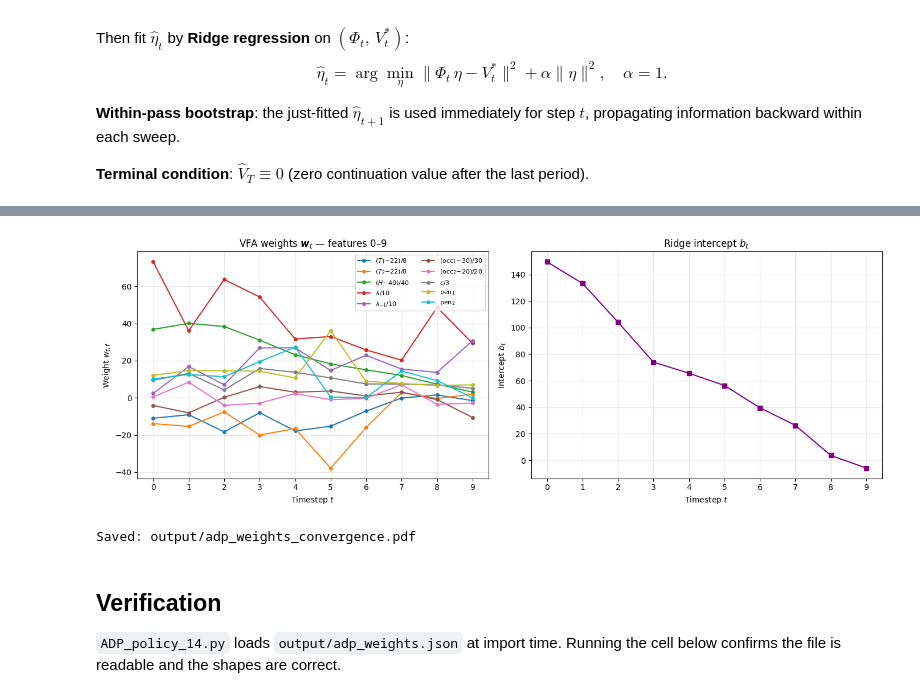
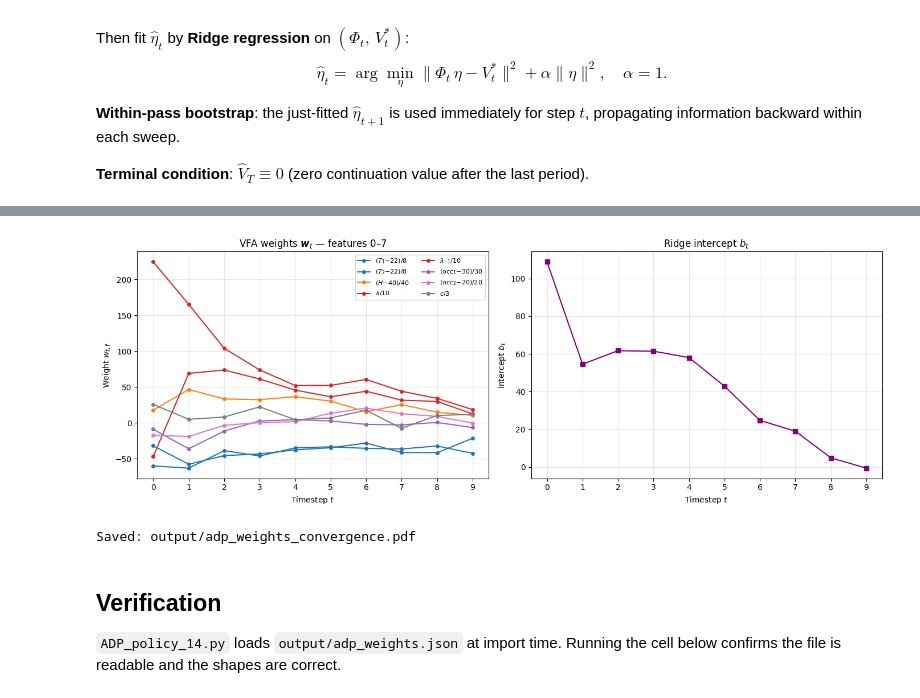
Before and after one commit to ccanoyrac/Decision-Making-under-Uncertainty, a Jupyter notebook: Part_B/ADP_policy_14.ipynb, the cells around one changed output, grey strips where cells are left out. Drawn from its saved outputs; the diff is of its cells as text; code cells hidden in the pictures.

```diff
--- a/Part_B/ADP_policy_14.ipynb
+++ b/Part_B/ADP_policy_14.ipynb
@@ -662,19 +763,20 @@ weights_dict = {
     'description': (
         f'Time-dependent linear VFA weights for t=0..{T-1}. '
         f'Produced by ADP_policy_14.ipynb (API, N_OUTER={N_OUTER}, '
-        f'N_INNER={N_INNER}, N_SAMPLES={N_SAMPLES}, BETA={BETA}, Ridge alpha=0.1). '
-        f'12 normalised features + Ridge intercept at index 12: '
+        f'N_INNER={N_INNER}, N_SAMPLES={N_SAMPLES}, BETA={BETA}, Ridge alpha=1.0). '
+        f'8 normalised features + Ridge intercept at index 8: '
         f'(T1-22)/8, (T2-22)/8, (H-40)/40, price/10, price_prev/10, '
-        f'(occ1-30)/30, (occ2-20)/20, c/3, max(0,22.0-T1)/3, max(0,22.0-T2)/3, '
-        f'(price/10)*max(0,22.0-T1)/3, (price/10)*max(0,22.0-T2)/3, intercept.'
+        f'(occ1-30)/30, (occ2-20)/20, c/3, intercept.'
     ),
     'feature_names': [
-        '(T1-22)/8', '(T2-22)/8', '(H-40)/40',
-        'price/10', 'price_prev/10',
-        '(occ1-30)/30', '(occ2-20)/20',
+        '(T1-22)/8',
+        '(T2-22)/8',
+        '(H-40)/40',
+        'price/10',
+        'price_prev/10',
+        '(occ1-30)/30',
+        '(occ2-20)/20',
         'c/3',
-        'max(0,22.0-T1)/3', 'max(0,22.0-T2)/3',
-        '(price/10)*max(0,22.0-T1)/3', '(price/10)*max(0,22.0-T2)/3',
         'intercept',
     ],
     'eta': {str(t): eta_all[t].tolist() for t in range(T)},
@@ -683,15 +785,13 @@ weights_dict = {
 with open(weights_path, 'w') as f:
     json.dump(weights_dict, f, indent=2)
 
-print(f"Weights saved → '{weights_path}'")
+print(f"Weights saved -> '{weights_path}'")
 print()
-hdr = (f"{'t':>2}  {'T1':>7}  {'T2':>7}  {'H':>7}  {'pr':>7}  {'pp':>7}"
-       f"  {'oc1':>7}  {'oc2':>7}  {'c':>7}  {'pen1':>7}  {'pen2':>7}"
-       f"  {'p*pen1':>8}  {'p*pen2':>8}  {'intercept':>12}")
+hdr = (f"{'t':>2}  {'T1':>7}  {'T2':>7}  {'H':>7}  {'price':>7}  {'p_prev':>7}"
+       f"  {'occ1':>7}  {'occ2':>7}  {'c':>7}  {'intercept':>12}")
 print(hdr)
 print("-" * len(hdr))
 for ti in range(T):
     e = eta_all[ti]
     print(f"  {ti}  {e[0]:>7.3f}  {e[1]:>7.3f}  {e[2]:>7.3f}  {e[3]:>7.3f}  {e[4]:>7.3f}"
-          f"  {e[5]:>7.3f}  {e[6]:>7.3f}  {e[7]:>7.3f}  {e[8]:>7.3f}  {e[9]:>7.3f}"
-          f"  {e[10]:>8.3f}  {e[11]:>8.3f}  {e[12]:>12.3f}")
+          f"  {e[5]:>7.3f}  {e[6]:>7.3f}  {e[7]:>7.3f}  {e[8]:>12.3f}")
@@ -698,35 +814,34 @@ for ti in range(T):
 # %%
 fig, (ax1, ax2) = plt.subplots(1, 2, figsize=(14, 5))
 ts   = np.arange(T)
 lbls = ['$(T_1{-}22)/8$', '$(T_2{-}22)/8$', '$(H{-}40)/40$',
         '$\\lambda/10$', '$\\lambda_{-1}/10$',
-        '$(\\mathrm{occ}_1{-}30)/30$', '$(\\mathrm{occ}_2{-}20)/20$', '$c/3$',
-        '$\\mathrm{pen}_1$', '$\\mathrm{pen}_2$']
-clr  = plt.cm.tab10(np.linspace(0, 0.9, N_FEAT))
+        '$(\\mathrm{occ}_1{-}30)/30$', '$(\\mathrm{occ}_2{-}20)/20$', '$c/3$']
+clr  = plt.cm.tab10(np.linspace(0, 0.7, N_FEAT))
 
 for f in range(N_FEAT):
     ax1.plot(ts, eta_all[:T, f], marker='o', markersize=4,
              label=lbls[f], color=clr[f])
-ax1.set_title('VFA weights $\\boldsymbol{w}_t$ — features 0–9')
+ax1.set_title('VFA weights $\\boldsymbol{w}_t$ — features 0–7')
 ax1.set_xlabel('Timestep $t$')
 ax1.set_ylabel('Weight $w_{t,f}$')
 ax1.legend(fontsize=8, ncol=2)
 ax1.grid(True, alpha=0.3)
 ax1.set_xticks(ts)
 
 ax2.plot(ts, eta_all[:T, N_FEAT], marker='s', color='purple')
 ax2.set_title('Ridge intercept $b_t$')
 ax2.set_xlabel('Timestep $t$')
 ax2.set_ylabel('Intercept $b_t$')
 ax2.grid(True, alpha=0.3)
 ax2.set_xticks(ts)
 
 plt.tight_layout()
 plt.savefig('output/adp_weights_convergence.pdf', bbox_inches='tight')
 plt.show()
 print("Saved: output/adp_weights_convergence.pdf")
 # %% [output]
-[figure, old version]
+[figure, new version]
 Saved: output/adp_weights_convergence.pdf
 # %% [markdown]
 ## Verification
```
Also changed, not shown: parts of 7 cells of this notebook, 15 other files.
